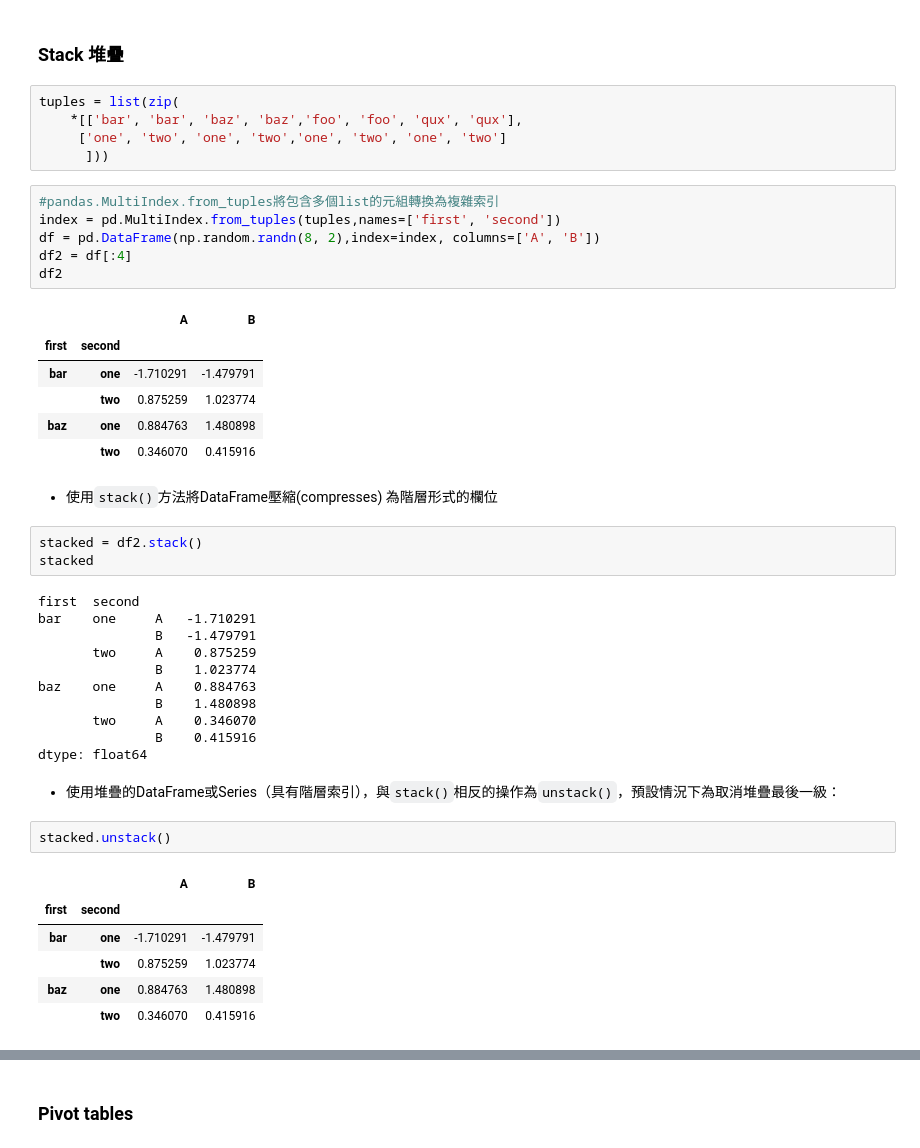
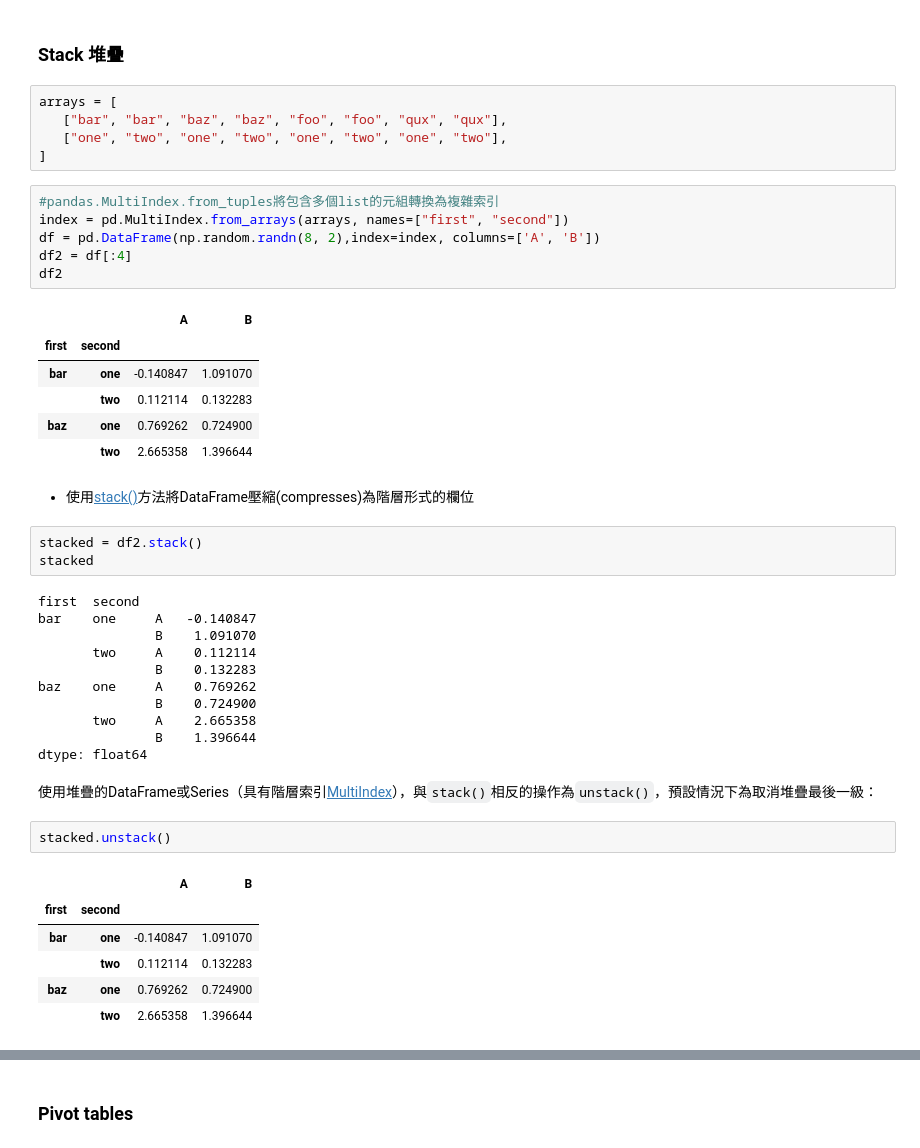
Before and after one commit to willismax/MediaSystem-Python-Course, a Jupyter notebook: 01.Intro-Python/10分鐘Pandas.ipynb, the cells around one changed output, grey strips where cells are left out. Saved outputs shown, nothing was run; the diff lists cells and outputs as text.

```diff
--- a/01.Intro-Python/10分鐘Pandas.ipynb
+++ b/01.Intro-Python/10分鐘Pandas.ipynb
@@ -845,50 +858,50 @@ df.groupby(['A', 'B']).sum()
 # %% [markdown]
 ### Stack 堆疊
 # %%
-tuples = list(zip(
-    *[['bar', 'bar', 'baz', 'baz','foo', 'foo', 'qux', 'qux'],
-     ['one', 'two', 'one', 'two','one', 'two', 'one', 'two']
-      ]))
+arrays = [
+   ["bar", "bar", "baz", "baz", "foo", "foo", "qux", "qux"],
+   ["one", "two", "one", "two", "one", "two", "one", "two"],
+]
 # %%
 #pandas.MultiIndex.from_tuples將包含多個list的元組轉換為複雜索引
-index = pd.MultiIndex.from_tuples(tuples,names=['first', 'second'])
+index = pd.MultiIndex.from_arrays(arrays, names=["first", "second"])
 df = pd.DataFrame(np.random.randn(8, 2),index=index, columns=['A', 'B'])
 df2 = df[:4]
 df2
 # %% [output]
 |  |  | A | B |
 | first | second |  |  |
-| bar | one | -1.710291 | -1.479791 |
-|  | two | 0.875259 | 1.023774 |
-| baz | one | 0.884763 | 1.480898 |
-|  | two | 0.346070 | 0.415916 |
+| bar | one | -0.140847 | 1.091070 |
+|  | two | 0.112114 | 0.132283 |
+| baz | one | 0.769262 | 0.724900 |
+|  | two | 2.665358 | 1.396644 |
-# %% [markdown]
-- 使用`stack()`方法將DataFrame壓縮(compresses) 為階層形式的欄位
+# %% [markdown]
+- 使用[stack()](https://pandas.pydata.org/pandas-docs/stable/reference/api/pandas.DataFrame.stack.html#pandas.DataFrame.stack)方法將DataFrame壓縮(compresses)為階層形式的欄位
 # %%
 stacked = df2.stack()
 stacked
 # %% [output]
 first  second
-bar    one     A   -1.710291
-               B   -1.479791
-       two     A    0.875259
-               B    1.023774
-baz    one     A    0.884763
-               B    1.480898
-       two     A    0.346070
-               B    0.415916
+bar    one     A   -0.140847
+               B    1.091070
+       two     A    0.112114
+               B    0.132283
+baz    one     A    0.769262
+               B    0.724900
+       two     A    2.665358
+               B    1.396644
 dtype: float64
-# %% [markdown]
-- 使用堆疊的DataFrame或Series（具有階層索引），與`stack()`相反的操作為`unstack()`，預設情況下為取消堆疊最後一級：
+# %% [markdown]
+使用堆疊的DataFrame或Series（具有階層索引[MultiIndex](https://pandas.pydata.org/pandas-docs/stable/reference/api/pandas.MultiIndex.html#pandas.MultiIndex)），與`stack()`相反的操作為`unstack()`，預設情況下為取消堆疊最後一級：
 # %%
 stacked.unstack()
 # %% [output]
 |  |  | A | B |
 | first | second |  |  |
-| bar | one | -1.710291 | -1.479791 |
-|  | two | 0.875259 | 1.023774 |
-| baz | one | 0.884763 | 1.480898 |
-|  | two | 0.346070 | 0.415916 |
+| bar | one | -0.140847 | 1.091070 |
+|  | two | 0.112114 | 0.132283 |
+| baz | one | 0.769262 | 0.724900 |
+|  | two | 2.665358 | 1.396644 |
 # %%
 stacked.unstack(1)
 # %% [output]
```
Also changed, not shown: parts of 64 cells of this notebook.
